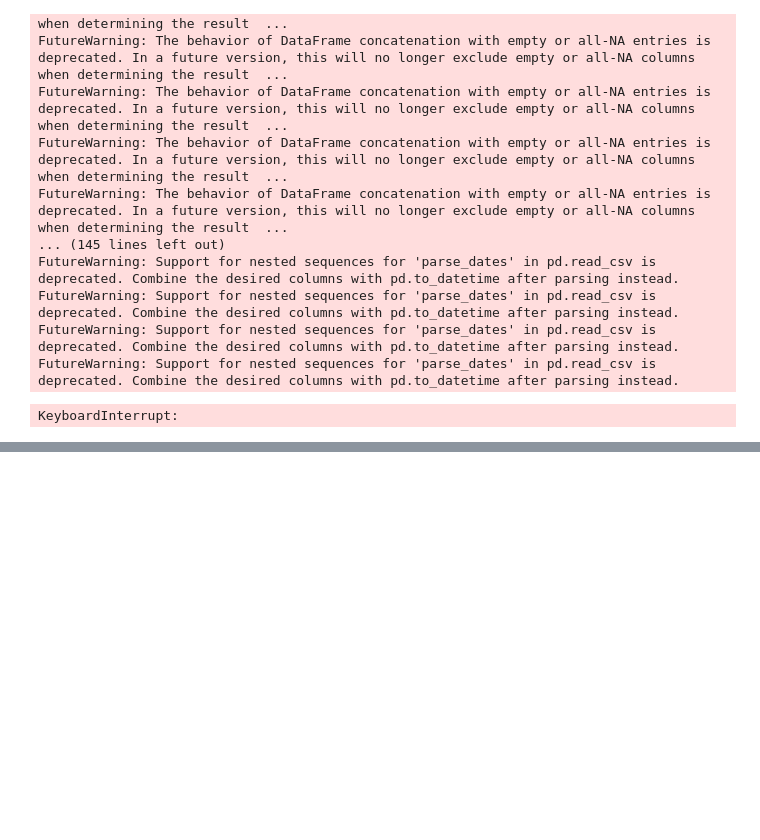
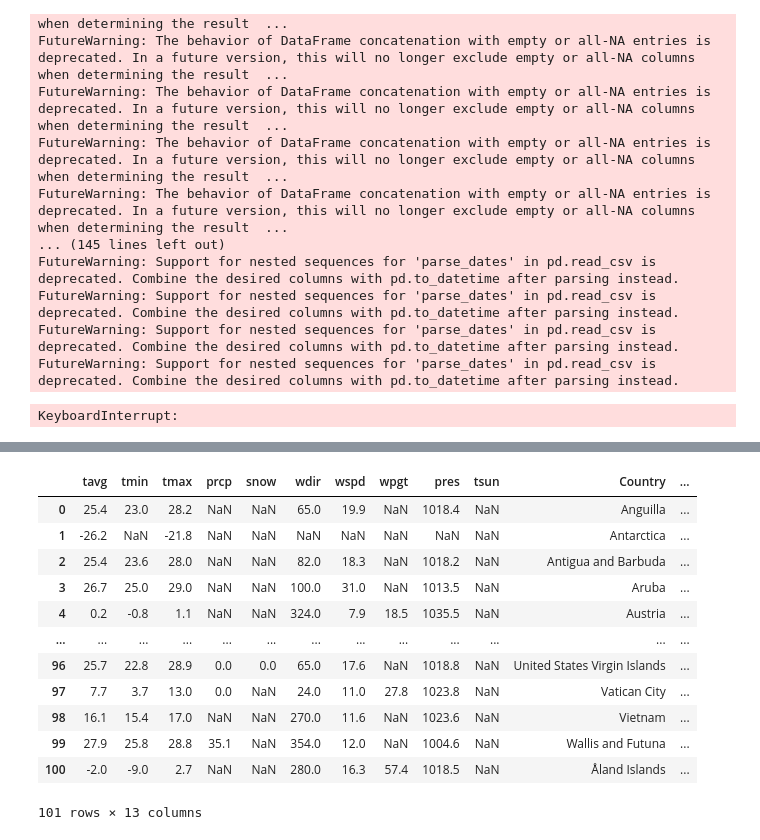
Before and after one commit to mats-ad/Quality-of-Life-World, a Jupyter notebook: weather_data.ipynb, the cells around one changed output, grey strips where cells are left out. Cells and saved outputs as stored; diff of their text form; code cells hidden in the pictures; blank space fills up the shorter version.

Commit message:
generated weather dataset for 2018

```diff
--- a/weather_data.ipynb
+++ b/weather_data.ipynb
@@ -293,0 +485,17 @@ KeyboardInterrupt:
+# %%
+weatherData = pd.read_csv('weather_data.csv')
+weatherData
+# %% [output]
+|  | tavg | tmin | tmax | prcp | snow | wdir | wspd | wpgt | pres | tsun | Country | ... |
+| 0 | 25.4 | 23.0 | 28.2 | NaN | NaN | 65.0 | 19.9 | NaN | 1018.4 | NaN | Anguilla | ... |
+| 1 | -26.2 | NaN | -21.8 | NaN | NaN | NaN | NaN | NaN | NaN | NaN | Antarctica | ... |
+| 2 | 25.4 | 23.6 | 28.0 | NaN | NaN | 82.0 | 18.3 | NaN | 1018.2 | NaN | Antigua and Barbuda | ... |
+| 3 | 26.7 | 25.0 | 29.0 | NaN | NaN | 100.0 | 31.0 | NaN | 1013.5 | NaN | Aruba | ... |
+| 4 | 0.2 | -0.8 | 1.1 | NaN | NaN | 324.0 | 7.9 | 18.5 | 1035.5 | NaN | Austria | ... |
+| ... | ... | ... | ... | ... | ... | ... | ... | ... | ... | ... | ... | ... |
+| 96 | 25.7 | 22.8 | 28.9 | 0.0 | 0.0 | 65.0 | 17.6 | NaN | 1018.8 | NaN | United States Virgin Islands | ... |
+| 97 | 7.7 | 3.7 | 13.0 | 0.0 | NaN | 24.0 | 11.0 | 27.8 | 1023.8 | NaN | Vatican City | ... |
+| 98 | 16.1 | 15.4 | 17.0 | NaN | NaN | 270.0 | 11.6 | NaN | 1023.6 | NaN | Vietnam | ... |
+| 99 | 27.9 | 25.8 | 28.8 | 35.1 | NaN | 354.0 | 12.0 | NaN | 1004.6 | NaN | Wallis and Futuna | ... |
+| 100 | -2.0 | -9.0 | 2.7 | NaN | NaN | 280.0 | 16.3 | 57.4 | 1018.5 | NaN | Åland Islands | ... |
+101 rows × 13 columns
```
Also changed, not shown: parts of 4 cells of this notebook, 4 other files.
